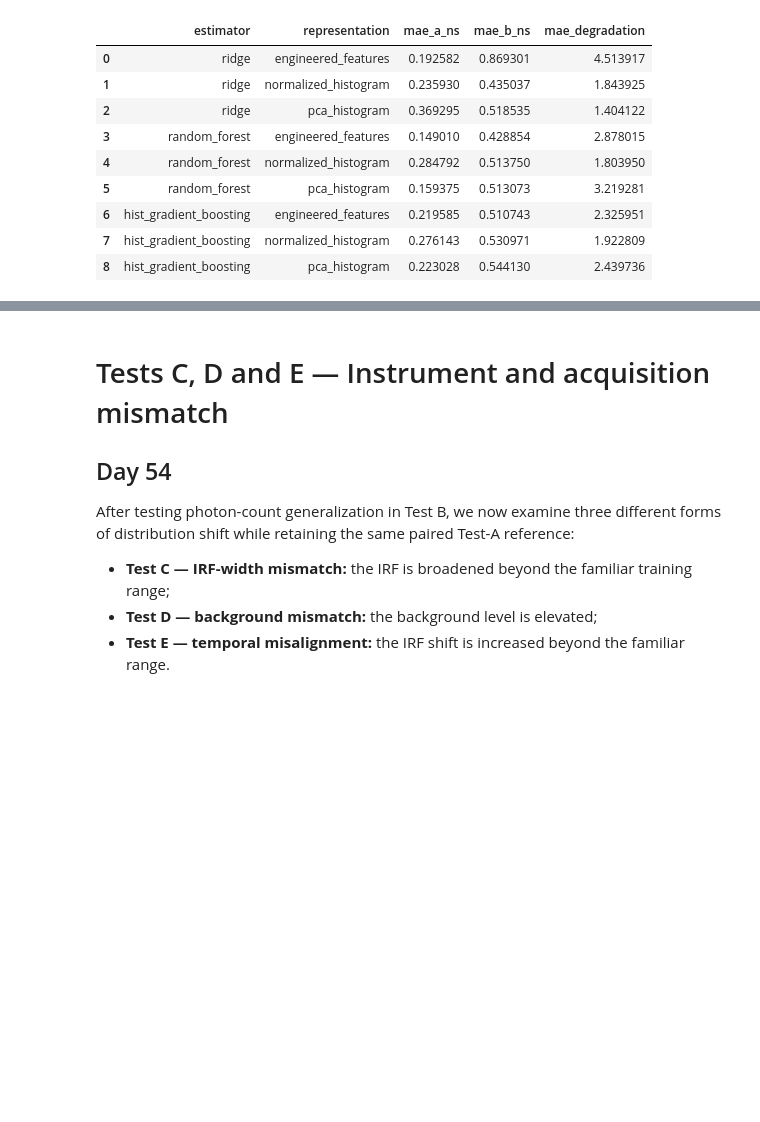
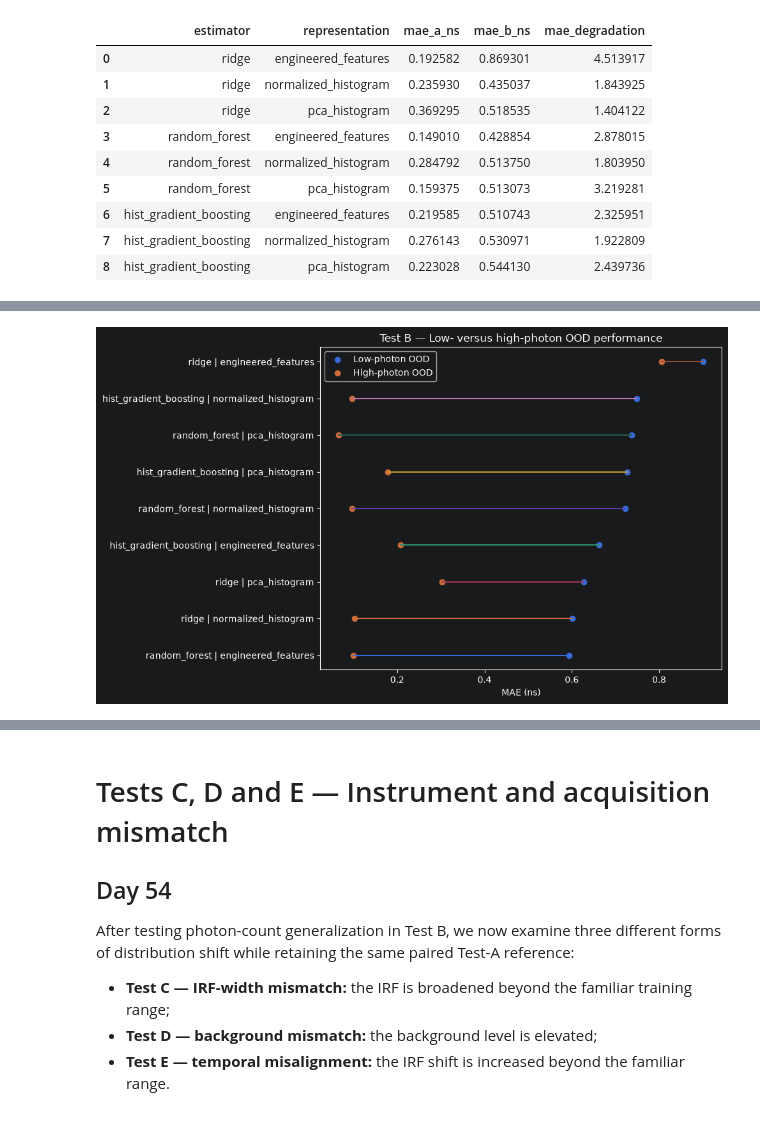
Before and after one commit to moryev/tcspc-lifetime-toolkit, a Jupyter notebook: notebooks/13_generalization_and_robustness.ipynb, the cells around one changed output, grey strips where cells are left out. Saved outputs shown, nothing was run; the diff lists cells and outputs as text; code cells hidden in the pictures; blank space fills up the shorter version.

```diff
--- a/notebooks/13_generalization_and_robustness.ipynb
+++ b/notebooks/13_generalization_and_robustness.ipynb
@@ -659,3 +662,87 @@ day53_report.photon_count_ood_summary
 | 15 | hist_gradient_boosting | normalized_histogram | high_photon_ood | 64 | 64 | 0.096084 | ... |
 | 16 | hist_gradient_boosting | pca_histogram | low_photon_ood | 128 | 128 | 0.727173 | ... |
 | 17 | hist_gradient_boosting | pca_histogram | high_photon_ood | 64 | 64 | 0.178043 | ... |
+# %%
+photon_plot = (
+    day53_report
+    .photon_count_ood_summary
+    .copy()
+)
+
+photon_plot["label"] = (
+    photon_plot["estimator"]
+    + " | "
+    + photon_plot["representation"]
+)
+
+photon_pivot = (
+    photon_plot.pivot(
+        index="label",
+        columns="photon_count_regime",
+        values="mae_ns",
+    )
+    .sort_values(
+        "low_photon_ood"
+    )
+)
+
+y = np.arange(
+    len(photon_pivot)
+)
+
+fig, ax = plt.subplots(
+    figsize=(10, 6)
+)
+
+ax.scatter(
+    photon_pivot["low_photon_ood"],
+    y,
+    label="Low-photon OOD",
+)
+
+ax.scatter(
+    photon_pivot["high_photon_ood"],
+    y,
+    label="High-photon OOD",
+)
+
+for index in range(
+    len(photon_pivot)
+):
+    ax.plot(
+        [
+            photon_pivot[
+                "low_photon_ood"
+            ].iloc[index],
+            photon_pivot[
+                "high_photon_ood"
+            ].iloc[index],
+        ],
+        [
+            y[index],
+            y[index],
+        ],
+    )
+
+ax.set_yticks(
+    y
+)
+
+ax.set_yticklabels(
+    photon_pivot.index
+)
+
+ax.set_xlabel(
+    "MAE (ns)"
+)
+
+ax.set_title(
+    "Test B — Low- versus high-photon OOD performance"
+)
+
+ax.legend()
+
+fig.tight_layout()
+plt.show()
+# %% [output]
+[figure, added]
```
Also changed, not shown: parts of 28 cells of this notebook.
